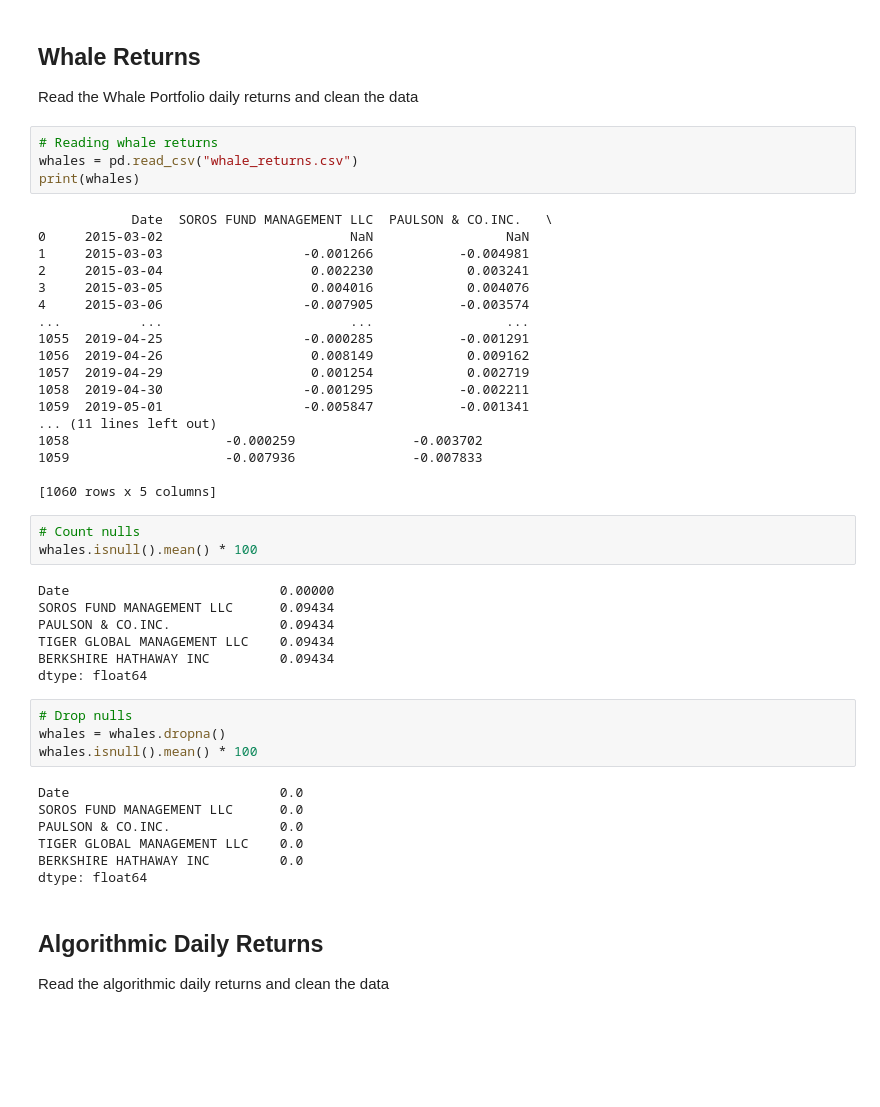
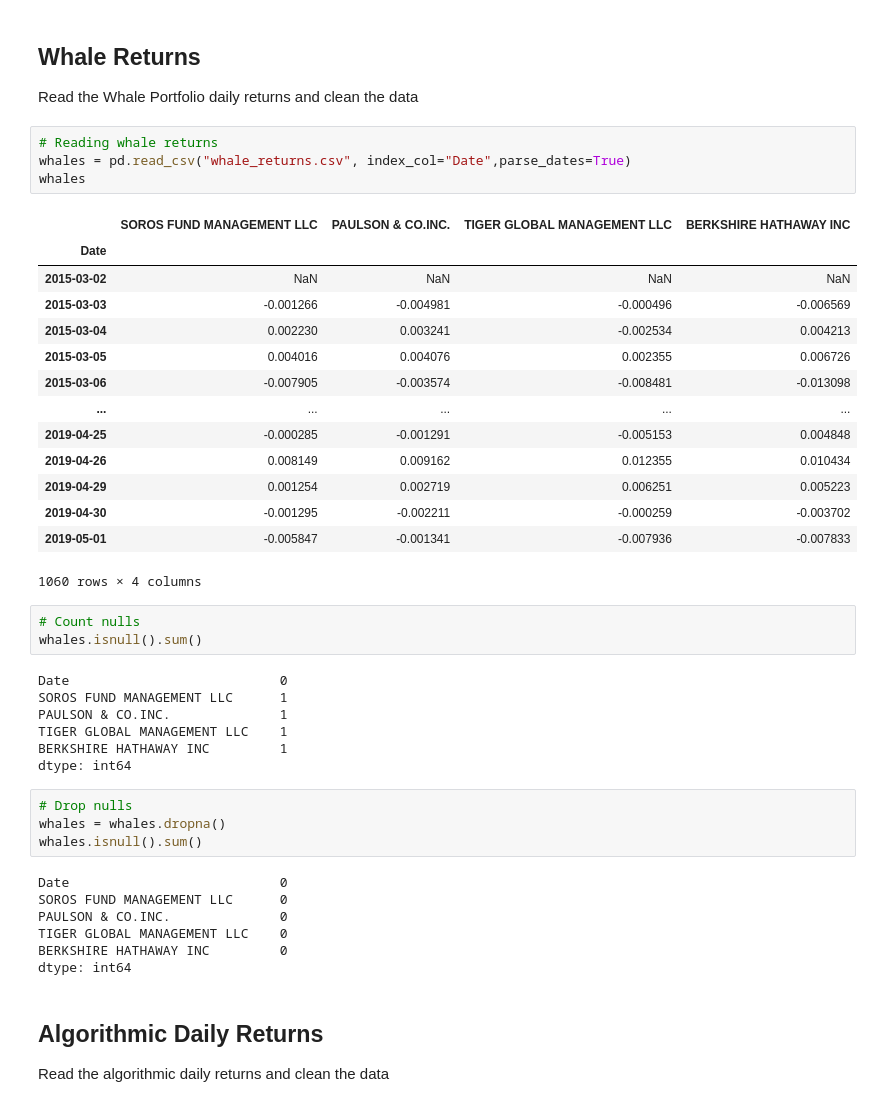
Before and after one commit to kimrodriguezFINTECH/AWHALE, a Jupyter notebook: whale_analysis.ipynb, the cells around one changed output. Drawn from its saved outputs; the diff is of its cells as text; blank space fills up the shorter version.

```diff
--- a/whale_analysis.ipynb
+++ b/whale_analysis.ipynb
@@ -29,47 +29,44 @@ Files:
 Read the Whale Portfolio daily returns and clean the data
 # %%
 # Reading whale returns
-whales = pd.read_csv("whale_returns.csv")
-print(whales)
+whales = pd.read_csv("whale_returns.csv", index_col="Date",parse_dates=True)
+whales
 # %% [output]
+|  | SOROS FUND MANAGEMENT LLC | PAULSON & CO.INC. | TIGER GLOBAL MANAGEMENT LLC | BERKSHIRE HATHAWAY INC |
+| Date |  |  |  |  |
+| 2015-03-02 | NaN | NaN | NaN | NaN |
+| 2015-03-03 | -0.001266 | -0.004981 | -0.000496 | -0.006569 |
+| 2015-03-04 | 0.002230 | 0.003241 | -0.002534 | 0.004213 |
+| 2015-03-05 | 0.004016 | 0.004076 | 0.002355 | 0.006726 |
+| 2015-03-06 | -0.007905 | -0.003574 | -0.008481 | -0.013098 |
+| ... | ... | ... | ... | ... |
+| 2019-04-25 | -0.000285 | -0.001291 | -0.005153 | 0.004848 |
+| 2019-04-26 | 0.008149 | 0.009162 | 0.012355 | 0.010434 |
+| 2019-04-29 | 0.001254 | 0.002719 | 0.006251 | 0.005223 |
+| 2019-04-30 | -0.001295 | -0.002211 | -0.000259 | -0.003702 |
+| 2019-05-01 | -0.005847 | -0.001341 | -0.007936 | -0.007833 |
-            Date  SOROS FUND MANAGEMENT LLC  PAULSON & CO.INC.   \
-0     2015-03-02                        NaN                 NaN
-1     2015-03-03                  -0.001266           -0.004981
-2     2015-03-04                   0.002230            0.003241
-3     2015-03-05                   0.004016            0.004076
-4     2015-03-06                  -0.007905           -0.003574
-...          ...                        ...                 ...
-1055  2019-04-25                  -0.000285           -0.001291
-1056  2019-04-26                   0.008149            0.009162
-1057  2019-04-29                   0.001254            0.002719
-1058  2019-04-30                  -0.001295           -0.002211
-1059  2019-05-01                  -0.005847           -0.001341
-... (11 lines left out)
-1058                    -0.000259               -0.003702
-1059                    -0.007936               -0.007833
-
-[1060 rows x 5 columns]
+1060 rows × 4 columns
 # %%
 # Count nulls
-whales.isnull().mean() * 100
+whales.isnull().sum()
 # %% [output]
-Date                           0.00000
-SOROS FUND MANAGEMENT LLC      0.09434
-PAULSON & CO.INC.              0.09434
-TIGER GLOBAL MANAGEMENT LLC    0.09434
-BERKSHIRE HATHAWAY INC         0.09434
-dtype: float64
+Date                           0
+SOROS FUND MANAGEMENT LLC      1
+PAULSON & CO.INC.              1
+TIGER GLOBAL MANAGEMENT LLC    1
+BERKSHIRE HATHAWAY INC         1
+dtype: int64
 # %%
 # Drop nulls
 whales = whales.dropna()
-whales.isnull().mean() * 100
+whales.isnull().sum()
 # %% [output]
-Date                           0.0
-SOROS FUND MANAGEMENT LLC      0.0
-PAULSON & CO.INC.              0.0
-TIGER GLOBAL MANAGEMENT LLC    0.0
-BERKSHIRE HATHAWAY INC         0.0
-dtype: float64
+Date                           0
+SOROS FUND MANAGEMENT LLC      0
+PAULSON & CO.INC.              0
+TIGER GLOBAL MANAGEMENT LLC    0
+BERKSHIRE HATHAWAY INC         0
+dtype: int64
 # %% [markdown]
 ## Algorithmic Daily Returns
 
```
Also changed, not shown: parts of 8 cells of this notebook.
